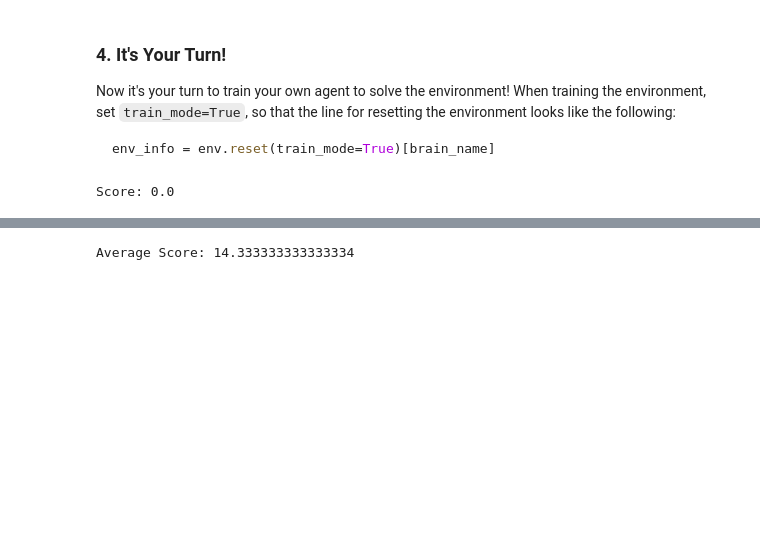
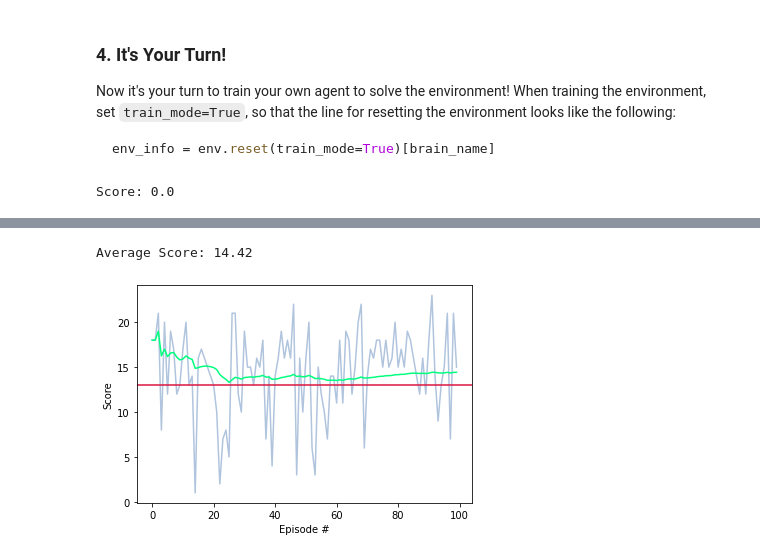
Before and after one commit to zrsmithson/nd893-drlnd, a Jupyter notebook: p1_navigation/Navigation.ipynb, the cells around one changed output, grey strips where cells are left out. Cells and saved outputs as stored; diff of their text form; code cells hidden in the pictures; blank space fills up the shorter version.

Commit message:
Add results visualization

```diff
--- a/p1_navigation/Navigation.ipynb
+++ b/p1_navigation/Navigation.ipynb
@@ -223,7 +223,7 @@ else:
 
 agent.qnetwork_local.load_state_dict(torch.load('checkpoint.pth', map_location=map_location))
 
-test_agent_count = 3
+test_agent_count = 100
 scores = []
 for i in range(test_agent_count):
     env_info = env.reset(train_mode=False)[brain_name] # reset the environment
@@ -238,13 +238,26 @@ for i in range(test_agent_count):
         state = next_state
         score += reward
         clear_output(wait=True)
-        display("Score: {}   ".format(score))
+        display("Score: {:5.2f}".format(score))
         if done:
             break
     scores.append(score)
 clear_output(wait=True)
-print("Average Score: {}   ".format(np.mean(scores)))
-
-# env.close()
+print("Average Score: {:5.2f}".format(np.mean(scores)))
 # %% [output]
-Average Score: 14.333333333333334
+Average Score: 14.42
+# %%
+# running average
+running_average = [sum(scores[:i+1])/(i+1) for i in range(len(scores))]
+
+# plot the scores
+fig = plt.figure()
+ax = fig.add_subplot(111)
+plt.plot(np.arange(len(scores)), scores, color='lightsteelblue')
+plt.plot(np.arange(len(scores)), running_average, color='springgreen')
+plt.axhline(y=13.0, color='crimson', linestyle='-')
+plt.ylabel('Score')
+plt.xlabel('Episode #')
+plt.show()
+# %% [output]
+[figure, added]
```
Also changed, not shown: parts of 2 cells of this notebook.
